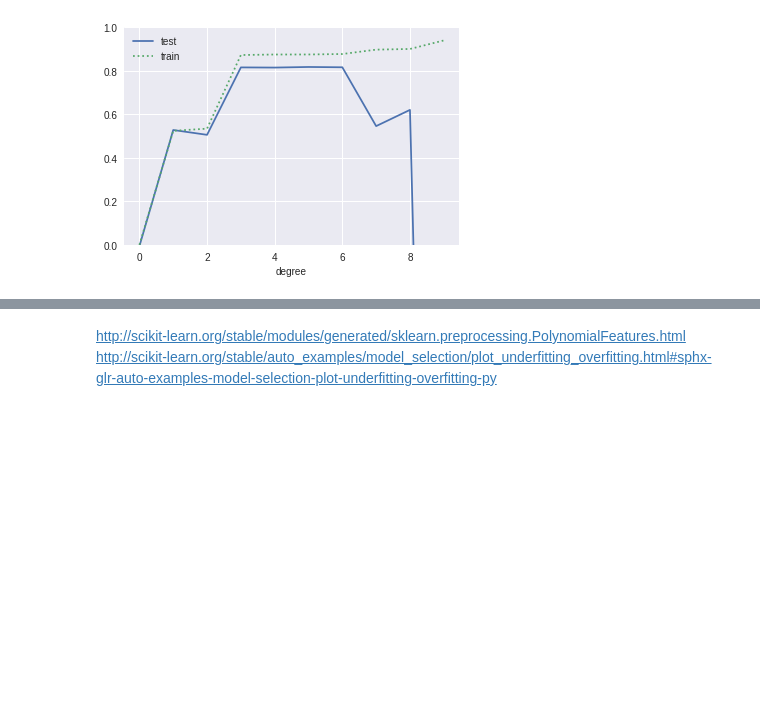
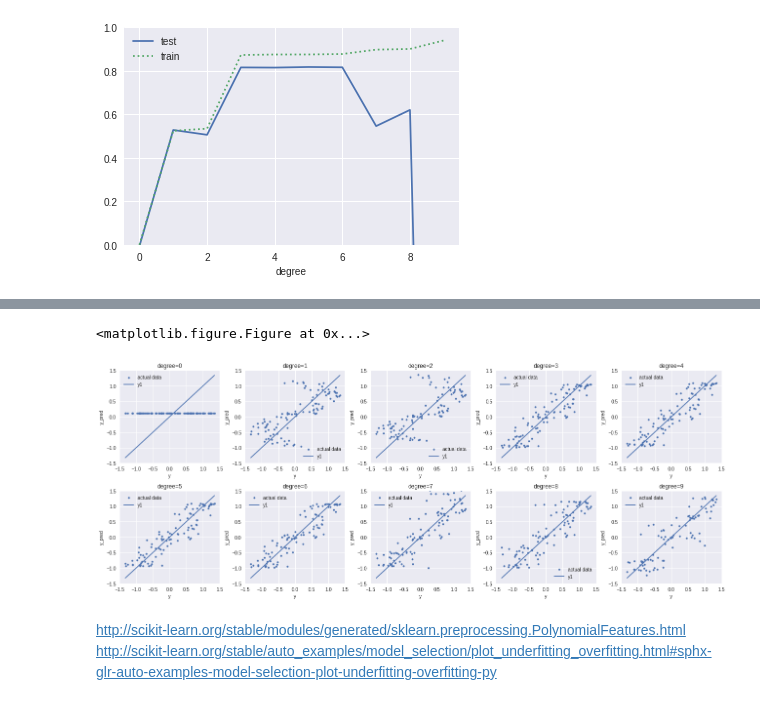
Before and after one commit to RXV06021/basicPy, a Jupyter notebook: Linear_least_sq.ipynb, the cells around one changed output, grey strips where cells are left out. Cells and saved outputs as stored; diff of their text form; code cells hidden in the pictures; blank space fills up the shorter version.

```diff
--- a/Linear_least_sq.ipynb
+++ b/Linear_least_sq.ipynb
@@ -308,3 +310,82 @@ df_err.plot(x='degree',y='train_R2',ls=':' ,label='train',ax=ax, ylim=[0,1])
+# %%
+# 実データとの誤差を保存するarray
+train_MSE  = np.empty(10)
+train_R2   = np.empty(10)
+test_MSE   = np.empty(10)
+test_R2    = np.empty(10)
+
+# 5×5のグラフを描く準備をする
+plt.figure()
+plt.rcParams['axes.labelsize']  = 10       # 軸ラベルのフォントサイズを設定 default : 12
+plt.rcParams['legend.fontsize'] = 10       # 凡例のフォントサイズを設定
+plt.rcParams['xtick.labelsize'] = 10       # 横軸のフォントサイズ
+plt.rcParams['ytick.labelsize'] = 10       # 縦軸のフォントサイズ
+fig,axs = plt.subplots(2,5,figsize=(18,7))
+
+# data準備
+x1 = np.array(x).reshape(-1,1)
+
+# 次数0から9について調べる
+for ax,deg in zip(axs.ravel(),np.arange(10)):   # deg：次数、ax：その次数のグラフを描画する場所
+
+  # 多項式基底を作成する（PolynomialFeatures）
+  poly = PolynomialFeatures(deg)
+  poly_xtrain = poly.fit_transform(xtrain)
+  poly_xtest  = poly.fit_transform(xtest)
+  xpred  = x1
+  poly_x = poly.fit_transform(xpred)
+
+  # モデルをつくる
+  reg = LinearRegression()
+  reg.fit(poly_xtrain, ytrain)
+
+  # 全xデータを与えて、作成したモデルによる予測値を計算
+  ypred = reg.predict(poly_x)
+
+  # 予測値をデータフレーム化
+  pred_df = pd.DataFrame({'x_pred'  : xpred.ravel(),
+                          'y_pred'  : ypred.ravel()})
+  pred_df = pred_df.sort_values(by='x_pred')           # x_predの昇順に並び替え
+  pred_df = pred_df.reset_index()                      # indexを振りなおす
+
+  # 実績値をデータフレーム化
+  actual_df = pd.DataFrame({'x'  : np.array(x).ravel(),
+                            'y'  : np.array(y).ravel()})
+  actual_df = actual_df.sort_values(by='x')
+  actual_df = actual_df.reset_index()
+
+  # 実績値データフレームと予測値データフレームを統合（merge）する
+  comp_df = pd.merge(actual_df,pred_df ,left_on='x', right_on='x_pred')
+  comp_df = comp_df.sort_values(by='y')                # yの昇順に並び替え
+  comp_df = comp_df.reset_index()                      # indexを振りなおす
+  comp_df['y1']=comp_df['y']
+
+  # 予測結果のグラフと学習データの点を描画
+  #xlim=[ 0 ,1]
+  #ylim=[-2, 2]
+  #ax1 = train_df.plot(x='x_train',y='y_train',kind='scatter',marker='o' ,s=50 ,ax=ax          ,label='train data' )
+  #ax2 = test_df.plot (x='x_test' ,y='y_test' ,kind='scatter',marker='.' ,s=50 ,color='orange' ,label='test data'  ,ax=ax1)
+  #pred_df.plot       (x='x_pred' ,y='y_pred' ,ls='-'        ,ax=ax2     ,ylim=ylim ,xlim=xlim ,title='degree={}'.format(deg));
+
+  # 予測値と実績値の相関を描画
+  xlim=[-1.5 ,1.5]
+  ylim=[-1.5 ,1.5]
+  ax1 = comp_df.plot(x='y' ,y='y_pred',kind='scatter',marker='.' ,s=50 ,ax=ax    ,label='actual data' )
+  comp_df.plot      (x='y' ,y='y1'    ,ls='-'        ,ax=ax1     ,ylim=ylim ,xlim=xlim ,title='degree={}'.format(deg));
+
+  # テストデータを使って、予測値と実際の値の誤差を調べる
+  xtest = test_df.loc[:, ['x_test']].as_matrix()
+  ytest = test_df.loc[:, ['y_test']].as_matrix()
+
+  train_MSE[deg]  = mean_squared_error(ytrain,reg.predict(poly_xtrain))
+  train_R2[deg]   = r2_score(ytrain,reg.predict(poly_xtrain))
+  test_MSE[deg]   = mean_squared_error(ytest ,reg.predict(poly_xtest))
+  test_R2[deg]    = r2_score(ytest ,reg.predict(poly_xtest))
+
+plt.tight_layout()
+# %% [output]
+<matplotlib.figure.Figure at 0x...>
+[figure, added]
 # %% [markdown]
 http://scikit-learn.org/stable/modules/generated/sklearn.preprocessing.PolynomialFeatures.html
 http://scikit-learn.org/stable/auto_examples/model_selection/plot_underfitting_overfitting.html#sphx-glr-auto-examples-model-selection-plot-underfitting-overfitting-py
```
Also changed, not shown: parts of 1 cell of this notebook.
